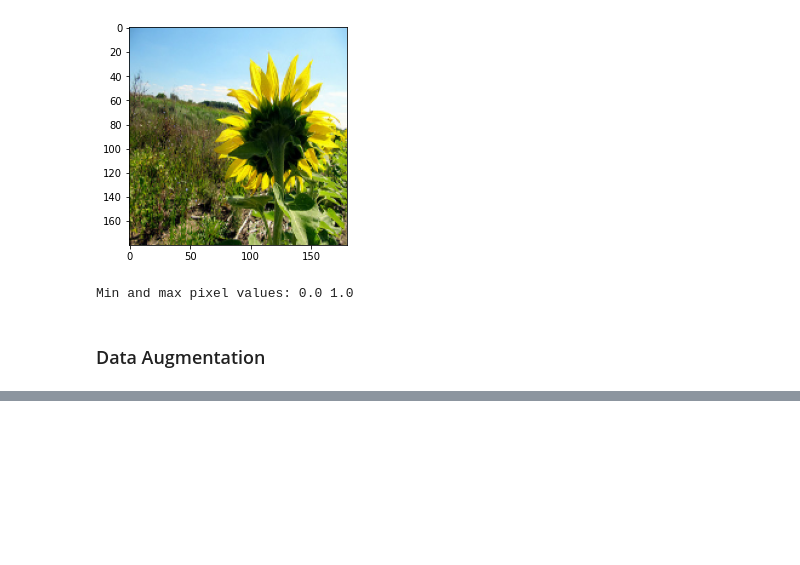
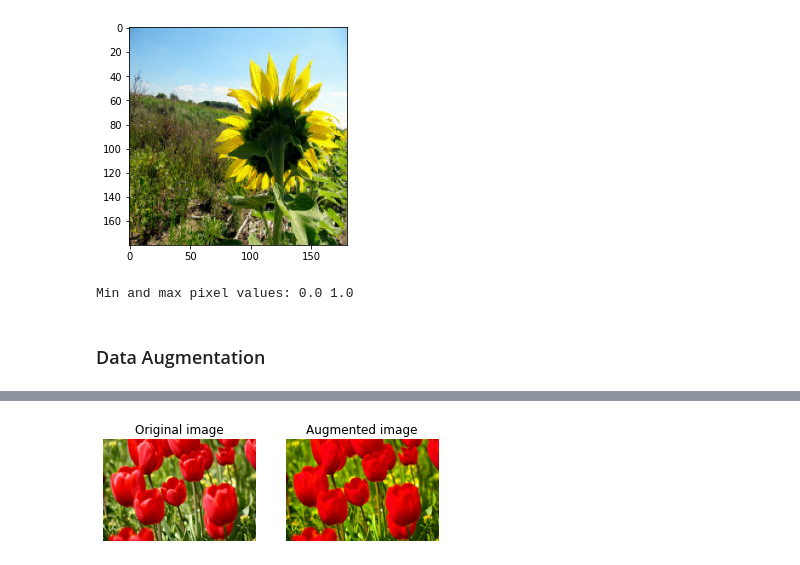
Before and after one commit to jhhan0/machine-learning, a Jupyter notebook: Tensorflow_Tutorials/tensorflow_keras_data_augmentation.ipynb, the cells around one changed output, grey strips where cells are left out. Drawn from its saved outputs; the diff is of its cells as text; code cells hidden in the pictures; blank space fills up the shorter version.

```diff
--- a/Tensorflow_Tutorials/tensorflow_keras_data_augmentation.ipynb
+++ b/Tensorflow_Tutorials/tensorflow_keras_data_augmentation.ipynb
@@ -89,0 +206,6 @@ plt.show()
+# %%
+# Saturate an image
+saturated = tf.image.adjust_saturation(image, 3)
+visualize(image, saturated)
+# %% [output]
+[figure, added]
```
Also changed, not shown: parts of 21 cells of this notebook.
